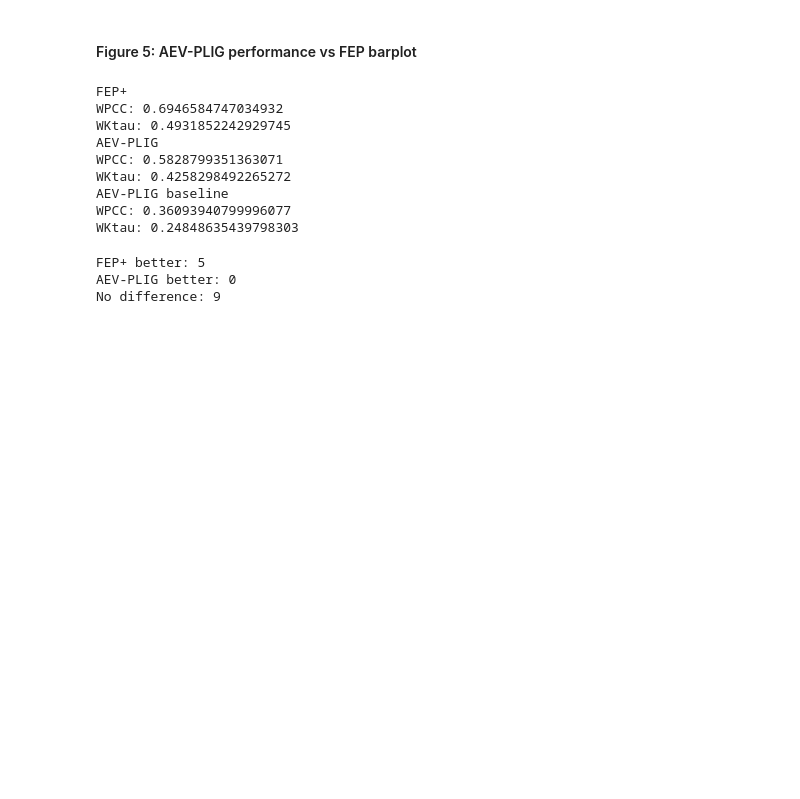
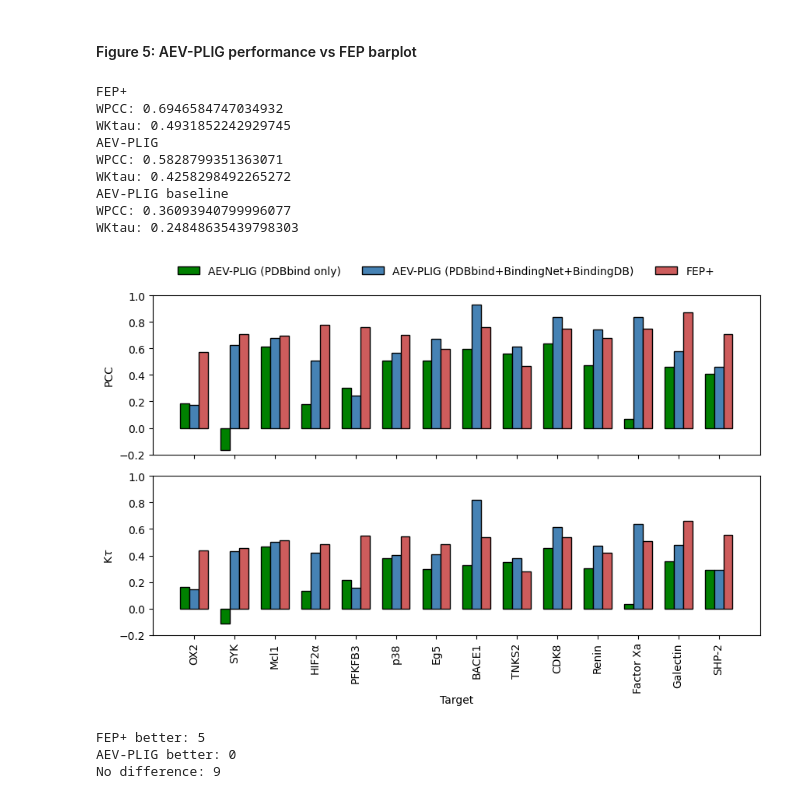
Before and after one commit to matthewtwarren/aev-plig-paper, a Jupyter notebook: figures/AEV-PLIG_figures.ipynb, the cells around one changed output. Cells and saved outputs as stored; diff of their text form; code cells hidden in the pictures; blank space fills up the shorter version.

```diff
--- a/figures/AEV-PLIG_figures.ipynb
+++ b/figures/AEV-PLIG_figures.ipynb
@@ -607,46 +607,47 @@ performance = performance[
         "Kendall's Tau_aevplig",
         "RMSE_fep",
         "RMSE_aevplig",
     ]
 ]
 
 # plot_bars_comparison(
 #     performance_baseline,
 #     performance_aevplig,
 #     performance_fep,
 #     "Pearson's R",
 #     "Kendall's Tau",
 #     xlabel="Target",
 #     y1_label="PCC",
 #     y2_label=r"K$\tau$",
 #     y1_lim=(-0.2, 1),
 #     y2_lim=(-0.2, 1),
 #     outpath="figure5.pdf",
 # )
 
-# plot_bars_comparison(
-#     performance_baseline,
-#     performance_aevplig,
-#     performance_fep,
-#     "Pearson's R",
-#     "Kendall's Tau",
-#     xlabel="Target",
-#     y1_label="PCC",
-#     y2_label=r"K$\tau$",
-#     y1_lim=(-0.2, 1),
-#     y2_lim=(-0.2, 1),
-#     outpath="figure5.png",
-# )
+plot_bars_comparison(
+    performance_baseline,
+    performance_aevplig,
+    performance_fep,
+    "Pearson's R",
+    "Kendall's Tau",
+    xlabel="Target",
+    y1_label="PCC",
+    y2_label=r"K$\tau$",
+    y1_lim=(-0.2, 1),
+    y2_lim=(-0.2, 1),
+    outpath="figure5.png",
+)
 # %% [output]
 FEP+
 WPCC: 0.6946584747034932
 WKtau: 0.4931852242929745
 AEV-PLIG
 WPCC: 0.5828799351363071
 WKtau: 0.4258298492265272
 AEV-PLIG baseline
 WPCC: 0.36093940799996077
 WKtau: 0.24848635439798303
+[figure, added]
 # %%
 threshold = 0.2
 aev_better, fep_better, no_diff = [], [], []
```
Also changed, not shown: parts of 3 cells of this notebook.
